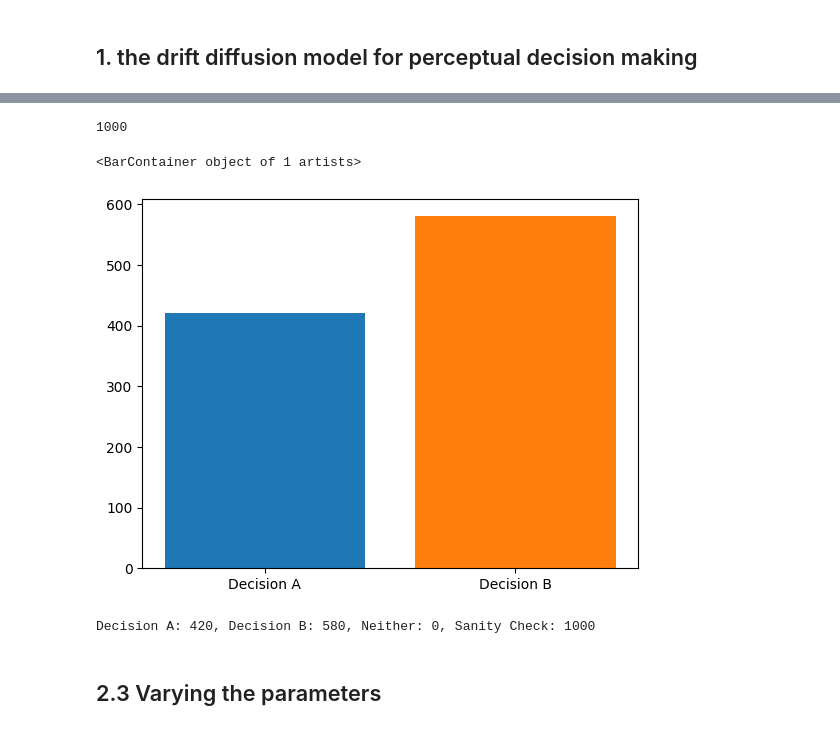
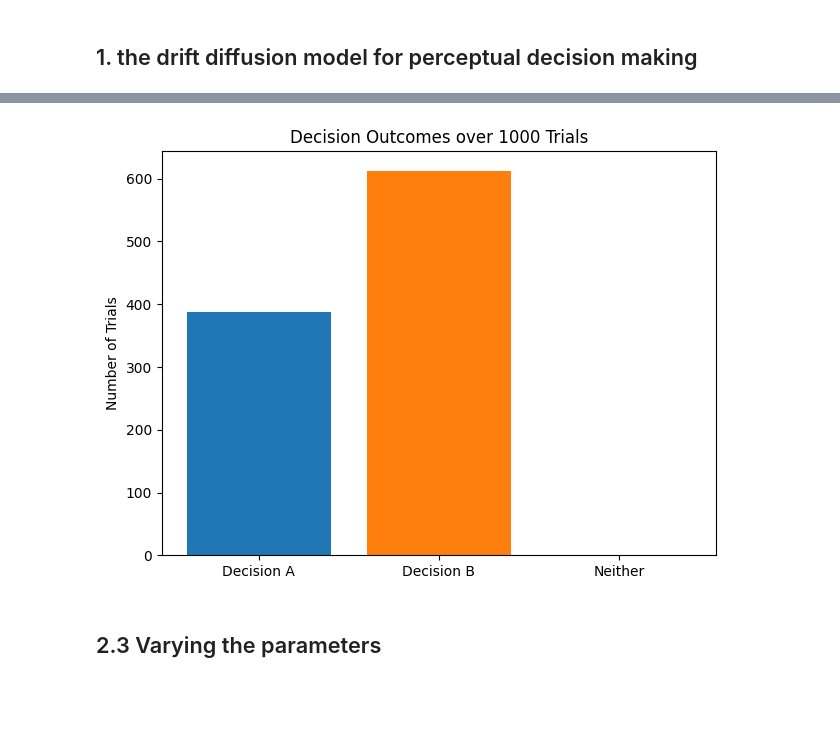
Before and after one commit to CEBangu/MOD_201, a Jupyter notebook: MOD201 HW_4/MOD201_HW4_part_1.ipynb, the cells around one changed output, grey strips where cells are left out. Cells and saved outputs as stored; diff of their text form; code cells hidden in the pictures; blank space fills up the shorter version.

```diff
--- a/MOD201 HW_4/MOD201_HW4_part_1.ipynb
+++ b/MOD201 HW_4/MOD201_HW4_part_1.ipynb
@@ -50,32 +49,28 @@ for i in range(trials):
 # %%
-np.random.seed(0)
+np.random.seed(42)
 trials = 1000
 outcomes = np.array([])
 
 for i in range(trials):
     run = drift_diffusion(xinit, Ia, Ib, sigma, mu, timesteps)
 
     outcomes = np.append(outcomes, run[-1])
 
-len(outcomes)
+decision_A = np.where(outcomes >= mu, 1, 0).sum()
+decsion_B = np.where(outcomes <= -mu, 1, 0).sum()
+neither = trials - decision_A - decsion_B
+sanity_check = decision_A + decsion_B + neither
+
+fig, ax = plt.subplots()
+ax.bar(['Decision A'], [decision_A])
+ax.bar(['Decision B'], [decsion_B])
+ax.bar(['Neither'], [neither])
+ax.set_ylabel("Number of Trials")
+ax.set_title("Decision Outcomes over 1000 Trials")
+fig.tight_layout()
+fig.savefig("ddm_outcomes.png")
 # %% [output]
-1000
+[figure, added]
-# %%
-decision_A = np.where(outcomes >= mu, 1, 0).sum()
-decsion_B = np.where(outcomes <= -mu, 1, 0).sum()
-neither = trials - decision_A - decsion_B
-sanity_check = decision_A + decsion_B + neither
-
-fig, ax = plt.subplots()
-ax.bar(['Decision A'], [decision_A])
-ax.bar(['Decision B'], [decsion_B])
-# %% [output]
-<BarContainer object of 1 artists>
-[figure, removed]
-# %%
-print(f"Decision A: {decision_A}, Decision B: {decsion_B}, Neither: {neither}, Sanity Check: {sanity_check}")
-# %% [output]
-Decision A: 420, Decision B: 580, Neither: 0, Sanity Check: 1000
 # %% [markdown]
 ## 2.3 Varying the parameters
 # %% [markdown]
```
Also changed, not shown: parts of 10 cells of this notebook, 1 other file.
